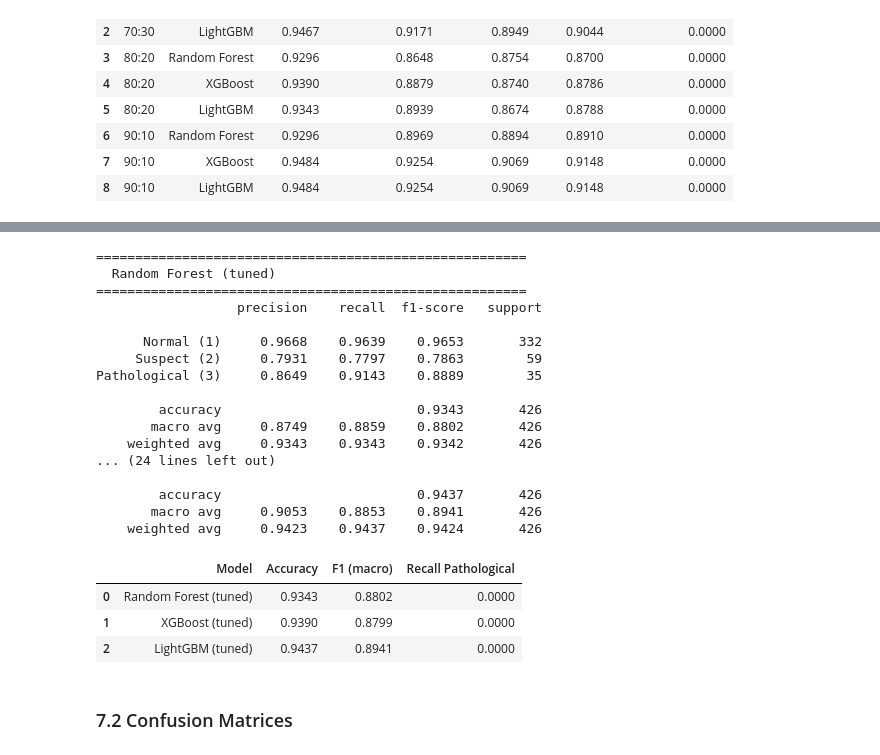
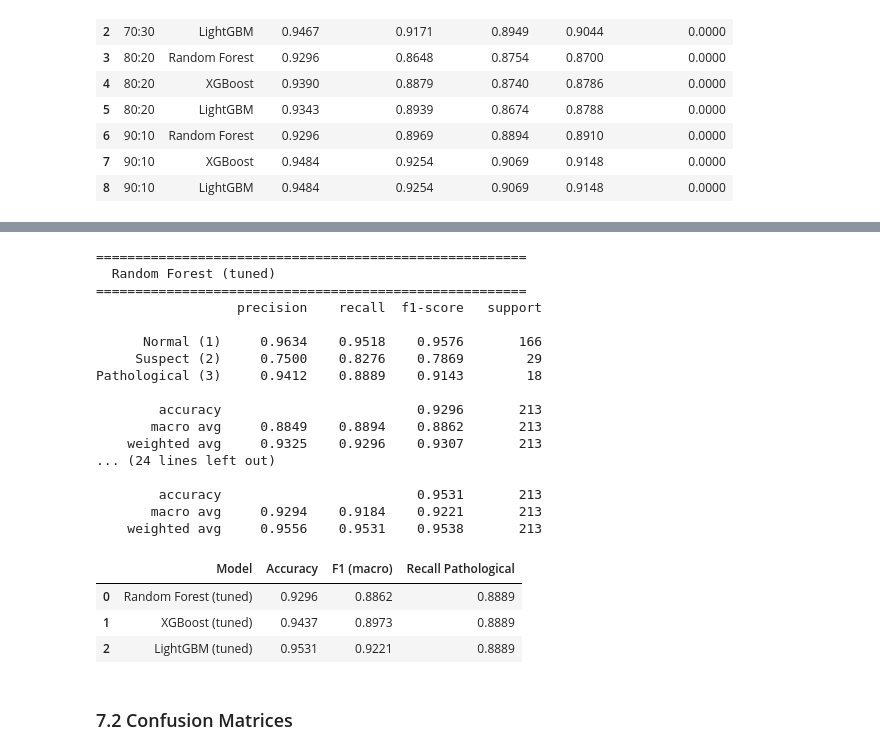
Before and after one commit to kaharmc226/PROJEK-AI, a Jupyter notebook: classification/Fetal_Health_Classification.ipynb, the cells around one changed output, grey strips where cells are left out. Saved outputs shown, nothing was run; the diff lists cells and outputs as text; code cells hidden in the pictures.

Commit message:
feat: add fetal health classification notebook with data preprocessing and model training pipeline

```diff
--- a/classification/Fetal_Health_Classification.ipynb
+++ b/classification/Fetal_Health_Classification.ipynb
@@ -353,52 +370,57 @@ Best LGBM params: {'learning_rate': 0.1, 'max_depth': -1, 'n_estimators': 200}
 # %%
+CLASS_NAMES = ['Normal (1)', 'Suspect (2)', 'Pathological (3)']
+
 tuned_models = {
     'Random Forest (tuned)': best_rf,
     'XGBoost (tuned)'      : best_xgb,
     'LightGBM (tuned)'     : best_lgbm
 }
 
 tuned_results = []
 
+# Evaluate on X_te10 — unseen by ALL three models (no data leakage)
 for name, clf in tuned_models.items():
-    y_pred = clf.predict(X_te20)
+    y_pred = clf.predict(X_te10)
     print(f"\n{'='*55}")
     print(f"  {name}")
     print('='*55)
-    print(classification_report(y_te20, y_pred,
+    print(classification_report(y_te10, y_pred,
                                  target_names=CLASS_NAMES, digits=4))
 
-    acc  = accuracy_score(y_te20, y_pred)
-    f1   = f1_score(y_te20, y_pred, average='macro', zero_division=0)
-    rec3 = recall_score(y_te20, y_pred, labels=[3], average='macro', zero_division=0)
+    acc  = accuracy_score(y_te10, y_pred)
+    f1   = f1_score(y_te10, y_pred, average='macro', zero_division=0)
+    rec3 = recall_score(y_te10, y_pred, labels=[2], average='macro', zero_division=0)
+
     tuned_results.append({'Model': name, 'Accuracy': acc,
-                           'F1 (macro)': f1, 'Recall Pathological': rec3})
+                           'F1 (macro)': f1,
+                           'Recall Pathological': rec3})
 
-print()
-display(pd.DataFrame(tuned_results).style
-          .format({'Accuracy':'{:.4f}','F1 (macro)':'{:.4f}','Recall Pathological':'{:.4f}'})
-          .background_gradient(subset=['Accuracy','F1 (macro)','Recall Pathological'], cmap='RdYlGn'))
+tuned_df = pd.DataFrame(tuned_results)
+display(tuned_df.style.format({'Accuracy': '{:.4f}', 'F1 (macro)': '{:.4f}',
+                                'Recall Pathological': '{:.4f}'})
+                       .background_gradient(cmap='RdYlGn'))
 # %% [output]
 =======================================================
   Random Forest (tuned)
 =======================================================
                   precision    recall  f1-score   support
 
-      Normal (1)     0.9668    0.9639    0.9653       332
-     Suspect (2)     0.7931    0.7797    0.7863        59
-Pathological (3)     0.8649    0.9143    0.8889        35
+      Normal (1)     0.9634    0.9518    0.9576       166
+     Suspect (2)     0.7500    0.8276    0.7869        29
+Pathological (3)     0.9412    0.8889    0.9143        18
 
-        accuracy                         0.9343       426
-       macro avg     0.8749    0.8859    0.8802       426
-    weighted avg     0.9343    0.9343    0.9342       426
+        accuracy                         0.9296       213
+       macro avg     0.8849    0.8894    0.8862       213
+    weighted avg     0.9325    0.9296    0.9307       213
 ... (24 lines left out)
 
-        accuracy                         0.9437       426
-       macro avg     0.9053    0.8853    0.8941       426
-    weighted avg     0.9423    0.9437    0.9424       426
+        accuracy                         0.9531       213
+       macro avg     0.9294    0.9184    0.9221       213
+    weighted avg     0.9556    0.9531    0.9538       213
 |  | Model | Accuracy | F1 (macro) | Recall Pathological |
-| 0 | Random Forest (tuned) | 0.9343 | 0.8802 | 0.0000 |
-| 1 | XGBoost (tuned) | 0.9390 | 0.8799 | 0.0000 |
-| 2 | LightGBM (tuned) | 0.9437 | 0.8941 | 0.0000 |
+| 0 | Random Forest (tuned) | 0.9296 | 0.8862 | 0.8889 |
+| 1 | XGBoost (tuned) | 0.9437 | 0.8973 | 0.8889 |
+| 2 | LightGBM (tuned) | 0.9531 | 0.9221 | 0.8889 |
 # %% [markdown]
 ### 7.2 Confusion Matrices
 # %%
```
Also changed, not shown: parts of 4 cells of this notebook.
